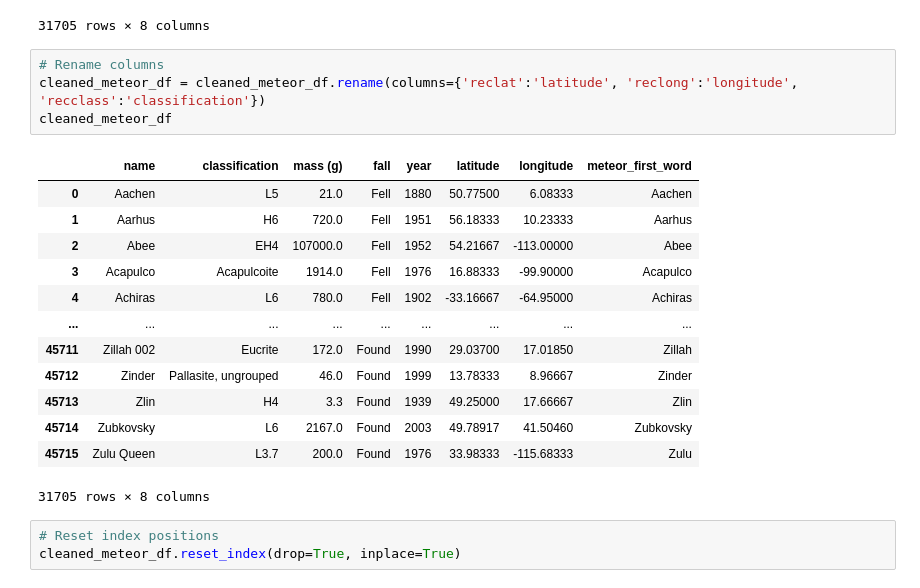
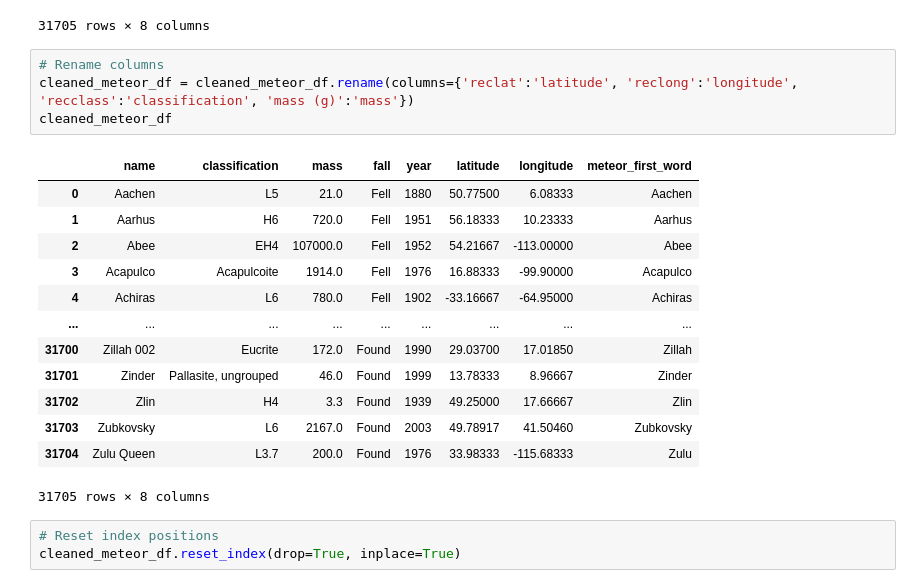
Before and after one commit to coblehartman/meteorite-anaylsis, a Jupyter notebook: Meteorite Landing Cleaning.ipynb, the cells around one changed output. Drawn from its saved outputs; the diff is of its cells as text.

```diff
--- a/Meteorite Landing Cleaning.ipynb
+++ b/Meteorite Landing Cleaning.ipynb
@@ -176,21 +176,21 @@ cleaned_meteor_df
 31705 rows × 8 columns
 # %%
 # Rename columns
-cleaned_meteor_df = cleaned_meteor_df.rename(columns={'reclat':'latitude', 'reclong':'longitude', 'recclass':'classification'})
+cleaned_meteor_df = cleaned_meteor_df.rename(columns={'reclat':'latitude', 'reclong':'longitude', 'recclass':'classification', 'mass (g)':'mass'})
 cleaned_meteor_df
 # %% [output]
-|  | name | classification | mass (g) | fall | year | latitude | longitude | meteor_first_word |
+|  | name | classification | mass | fall | year | latitude | longitude | meteor_first_word |
 | 0 | Aachen | L5 | 21.0 | Fell | 1880 | 50.77500 | 6.08333 | Aachen |
 | 1 | Aarhus | H6 | 720.0 | Fell | 1951 | 56.18333 | 10.23333 | Aarhus |
 | 2 | Abee | EH4 | 107000.0 | Fell | 1952 | 54.21667 | -113.00000 | Abee |
 | 3 | Acapulco | Acapulcoite | 1914.0 | Fell | 1976 | 16.88333 | -99.90000 | Acapulco |
 | 4 | Achiras | L6 | 780.0 | Fell | 1902 | -33.16667 | -64.95000 | Achiras |
 | ... | ... | ... | ... | ... | ... | ... | ... | ... |
-| 45711 | Zillah 002 | Eucrite | 172.0 | Found | 1990 | 29.03700 | 17.01850 | Zillah |
-| 45712 | Zinder | Pallasite, ungrouped | 46.0 | Found | 1999 | 13.78333 | 8.96667 | Zinder |
-| 45713 | Zlin | H4 | 3.3 | Found | 1939 | 49.25000 | 17.66667 | Zlin |
-| 45714 | Zubkovsky | L6 | 2167.0 | Found | 2003 | 49.78917 | 41.50460 | Zubkovsky |
-| 45715 | Zulu Queen | L3.7 | 200.0 | Found | 1976 | 33.98333 | -115.68333 | Zulu |
+| 31700 | Zillah 002 | Eucrite | 172.0 | Found | 1990 | 29.03700 | 17.01850 | Zillah |
+| 31701 | Zinder | Pallasite, ungrouped | 46.0 | Found | 1999 | 13.78333 | 8.96667 | Zinder |
+| 31702 | Zlin | H4 | 3.3 | Found | 1939 | 49.25000 | 17.66667 | Zlin |
+| 31703 | Zubkovsky | L6 | 2167.0 | Found | 2003 | 49.78917 | 41.50460 | Zubkovsky |
+| 31704 | Zulu Queen | L3.7 | 200.0 | Found | 1976 | 33.98333 | -115.68333 | Zulu |
 31705 rows × 8 columns
 # %%
 # Reset index positions
```
Also changed, not shown: parts of 1 cell of this notebook, 1 other file.
